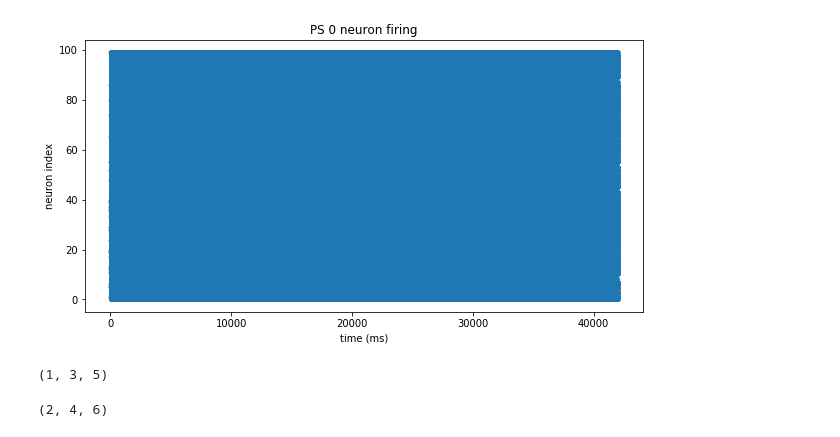
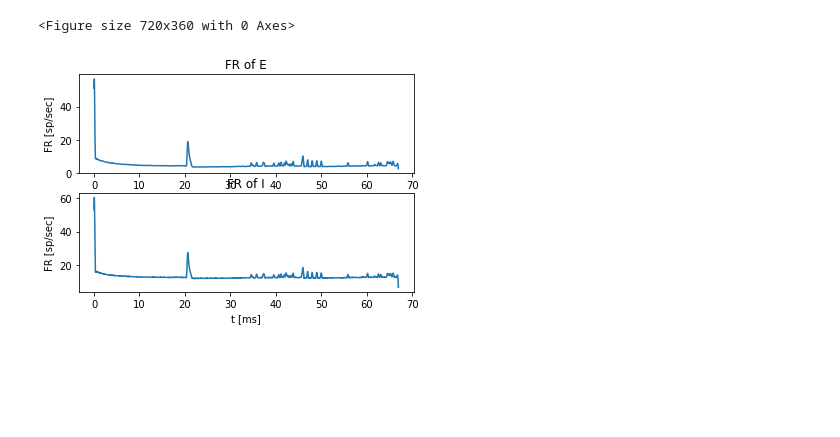
Before and after one commit to NeuroNetMem/assembly_sequences, a Jupyter notebook: notebooks/Fra_first.ipynb, the cells around one changed output. Drawn from its saved outputs; the diff is of its cells as text; code cells hidden in the pictures; blank space fills up the shorter version.

```diff
--- a/notebooks/Fra_first.ipynb
+++ b/notebooks/Fra_first.ipynb
@@ -35,13 +39,12 @@ for gr_num in tqdm(range(nn.n_ass)):
     t_inp = (20.55 + gr_num * .1) * second
     nn.set_noisy_input(gr, t_inp, sigma=0 * ms)
 
-nn.balance(5 * second, 5.)
-nn.balance(5 * second, 1.)
-nn.balance(5 * second, .1)
+nn.set_syn_input(nn.p_ass_index[0][0], np.arange(46, 51,1))
+nn.balance(10 * second, 5.)
+nn.balance(10 * second, 5.)
+nn.balance(20 * second, .1)
 nn.balance(5 * second, .01)
 nn.run_sim(22*second)
 # nn.Pe.I -= .0 * pA
-if faster_run:
-    bb.device.build(directory='STDP_standalone', compile=True, run=True, debug=False)
 # %% [output]
 A random sequence without overlaps is created
@@ -56,5 +72,6 @@ from assemblyseq import plotter
 # %%
 plt.figure(figsize=(10, 5))
-plotter.plot_ps_raster(nn, chain_n=0, frac=.02)
+plotter.plot_pop_fr(nn)
 # %% [output]
+<Figure size 720x360 with 0 Axes>
-[figure, old version]
+[figure, new version]
@@ -65,8 +77,0 @@ z, x = (zip(*a))
-# %%
-z
-# %% [output]
-(1, 3, 5)
-# %%
-x
-# %% [output]
-(2, 4, 6)
```
Also changed, not shown: parts of 12 cells of this notebook, 3 other files.
